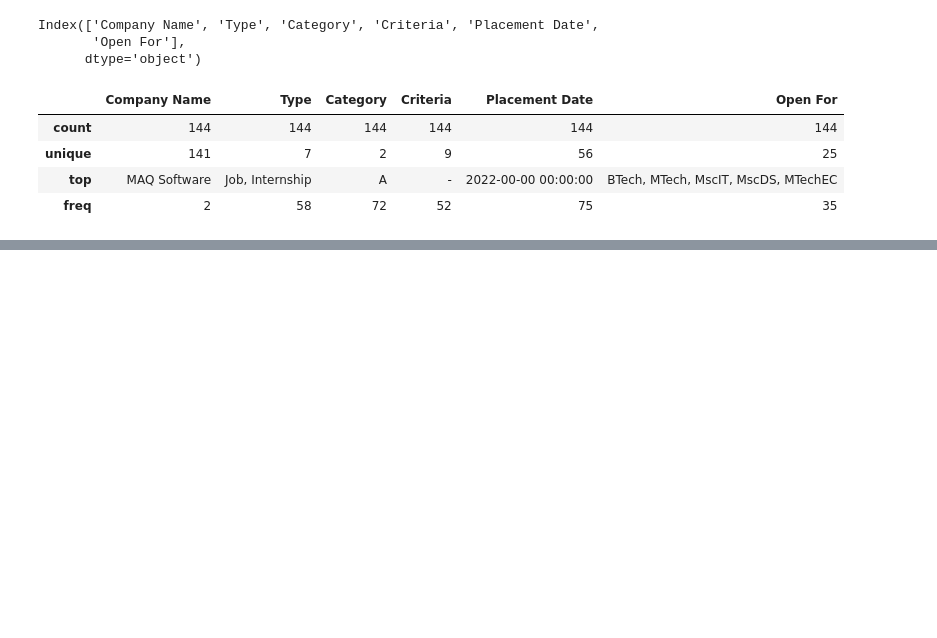
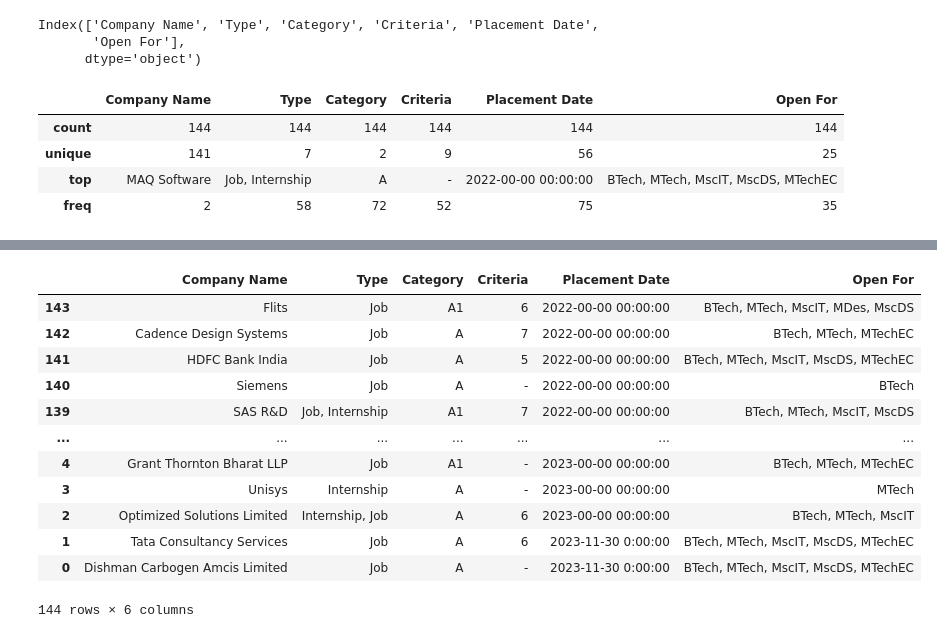
Before and after one commit to Sagar-v4/python, a Jupyter notebook: Pandas/CSV Functions (read & write).ipynb, the cells around one changed output, grey strips where cells are left out. Drawn from its saved outputs; the diff is of its cells as text; code cells hidden in the pictures; blank space fills up the shorter version.

```diff
--- a/Pandas/CSV Functions (read & write).ipynb
+++ b/Pandas/CSV Functions (read & write).ipynb
@@ -54,0 +141,18 @@ df.head(4)
+# %%
+# Sort by rows
+
+df.sort_index(axis = 0, ascending = False)
+# %% [output]
+|  | Company Name | Type | Category | Criteria | Placement Date | Open For |
+| 143 | Flits | Job | A1 | 6 | 2022-00-00 00:00:00 | BTech, MTech, MscIT, MDes, MscDS |
+| 142 | Cadence Design Systems | Job | A | 7 | 2022-00-00 00:00:00 | BTech, MTech, MTechEC |
+| 141 | HDFC Bank India | Job | A | 5 | 2022-00-00 00:00:00 | BTech, MTech, MscIT, MscDS, MTechEC |
+| 140 | Siemens | Job | A | - | 2022-00-00 00:00:00 | BTech |
+| 139 | SAS R&D | Job, Internship | A1 | 7 | 2022-00-00 00:00:00 | BTech, MTech, MscIT, MscDS |
+| ... | ... | ... | ... | ... | ... | ... |
+| 4 | Grant Thornton Bharat LLP | Job | A1 | - | 2023-00-00 00:00:00 | BTech, MTech, MTechEC |
+| 3 | Unisys | Internship | A | - | 2023-00-00 00:00:00 | MTech |
+| 2 | Optimized Solutions Limited | Internship, Job | A | 6 | 2023-00-00 00:00:00 | BTech, MTech, MscIT |
+| 1 | Tata Consultancy Services | Job | A | 6 | 2023-11-30 0:00:00 | BTech, MTech, MscIT, MscDS, MTechEC |
+| 0 | Dishman Carbogen Amcis Limited | Job | A | - | 2023-11-30 0:00:00 | BTech, MTech, MscIT, MscDS, MTechEC |
+144 rows × 6 columns
```
Also changed, not shown: parts of 12 cells of this notebook, 8 other files.
